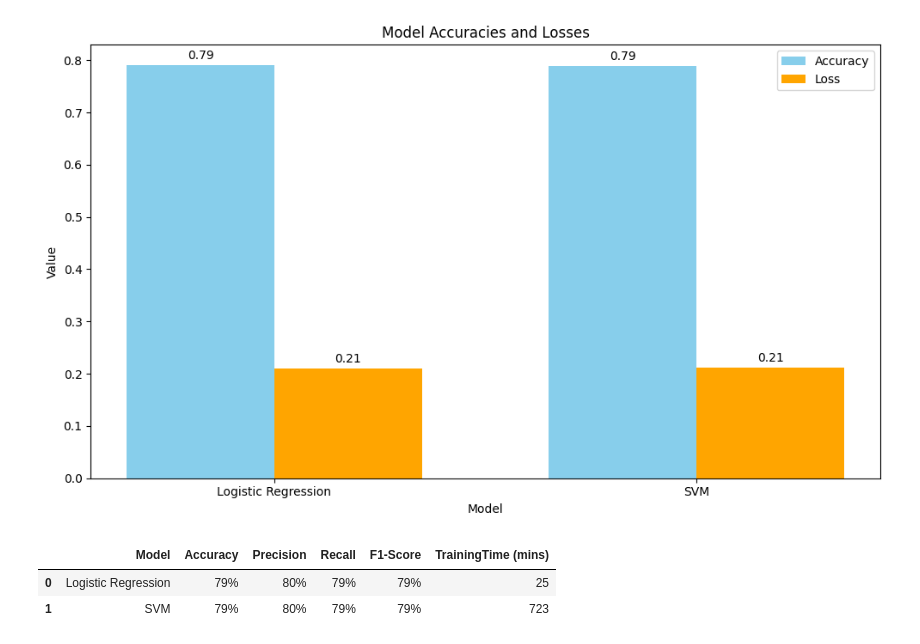
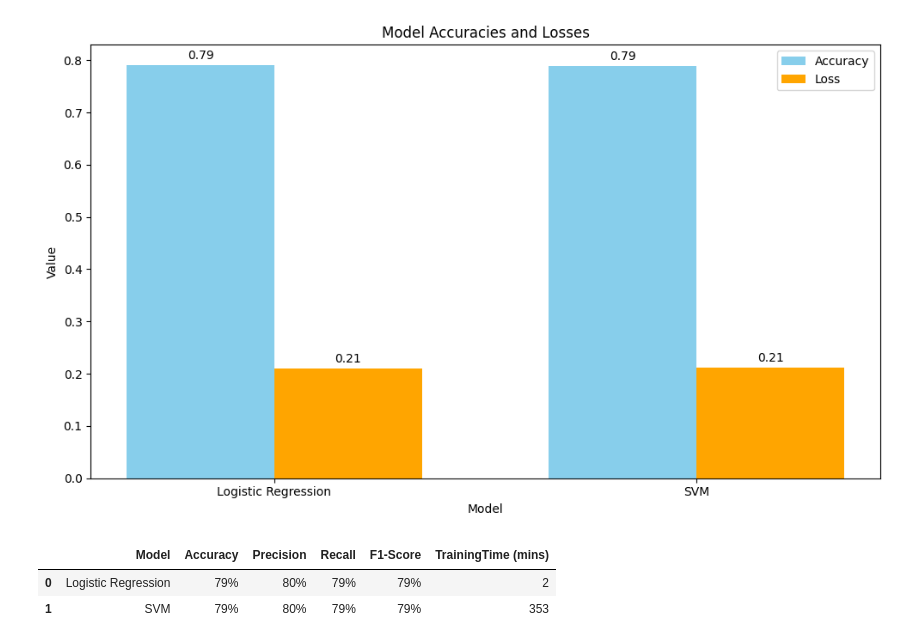
Before and after one commit to taqihaider110/AIES-CCP-Project, a Jupyter notebook: AIESProject.ipynb, the cells around one changed output. Saved outputs shown, nothing was run; the diff lists cells and outputs as text; code cells hidden in the pictures.

```diff
--- a/AIESProject.ipynb
+++ b/AIESProject.ipynb
@@ -465,17 +544,17 @@ plt.show()
 # %%
 
 metrics_dict = {
     'Model': ['Logistic Regression', 'SVM'],
     'Accuracy': ['79%', '79%'],
     'Precision': ['80%', '80%'],
     'Recall': ['79%', '79%'],
     'F1-Score': ['79%', '79%'],
-    'TrainingTime (mins)': [25, 723]
+    'TrainingTime (mins)': [2, 353]
 }
 
 metrics_df = pd.DataFrame(metrics_dict)
 metrics_df
 # %% [output]
 |  | Model | Accuracy | Precision | Recall | F1-Score | TrainingTime (mins) |
-| 0 | Logistic Regression | 79% | 80% | 79% | 79% | 25 |
-| 1 | SVM | 79% | 80% | 79% | 79% | 723 |
+| 0 | Logistic Regression | 79% | 80% | 79% | 79% | 2 |
+| 1 | SVM | 79% | 80% | 79% | 79% | 353 |
```
Also changed, not shown: parts of 8 cells of this notebook.
